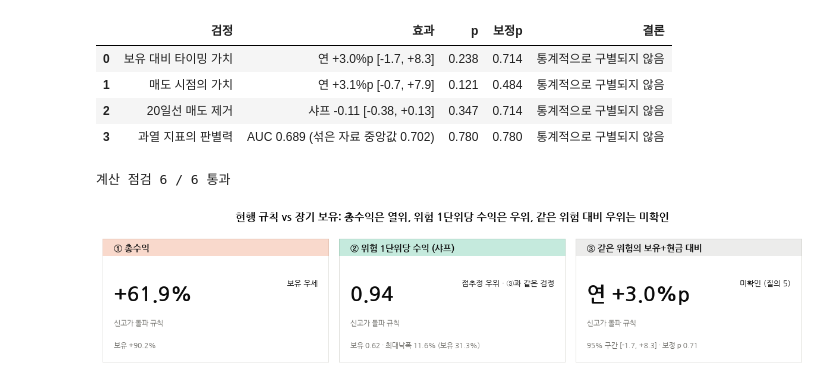
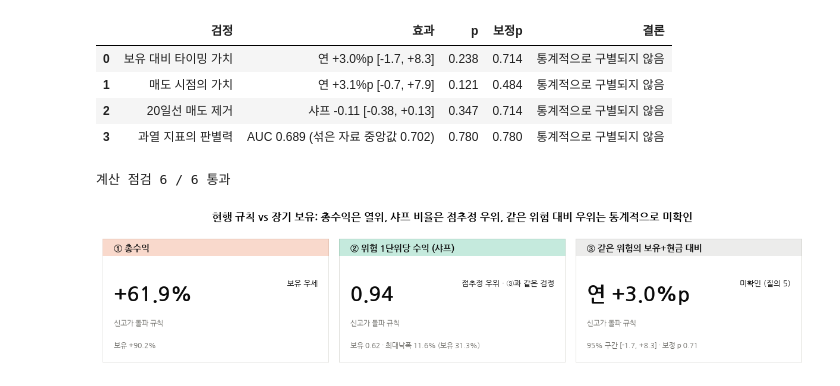
Before and after one commit to nanahyun3/R2H, a Jupyter notebook: 1107_중간연구보고.ipynb, the cells around one changed output. Saved outputs shown, nothing was run; the diff lists cells and outputs as text; code cells hidden in the pictures.

```diff
--- a/1107_중간연구보고.ipynb
+++ b/1107_중간연구보고.ipynb
@@ -2830,22 +2819,22 @@ dump()  # 최종 저장
 # %%
 # 그림 10-1: 장기 보유를 이겼는가 — 성적표 세 장
 _T = T1[T1.묶음 == PRIM].set_index("전략")  # 대표 묶음 표
 _h, _b = _T.loc["보유"], _T.loc["베이스라인"]  # 보유 · 규칙
 _c1 = NUM3["C1"]  # 같은 위험 비교
 _tiles = [("① 총수익", f"{_b.ret * 100:+.1f}%", f"보유 {_h.ret * 100:+.1f}%", "보유 우세", ORANGE),  # 칸 1
           ("② 위험 1단위당 수익 (샤프)", f"{_b.sr:.2f}", f"보유 {_h.sr:.2f} · 최대낙폭 {-_b.mdd * 100:.1f}% (보유 {-_h.mdd * 100:.1f}%)", "점추정 우위 · ③과 같은 검정", AQUA),  # 칸 2
           ("③ 같은 위험의 보유+현금 대비", f"연 {_c1['d'] * 100:+.1f}%p", f"95% 구간 [{_c1['lo'] * 100:+.1f}, {_c1['hi'] * 100:+.1f}] · 보정 p {HOLM['보유 대비 타이밍 가치']:.2f}", "미확인 (질의 5)", GRAY)]  # 칸 3
 fig, axs = plt.subplots(1, 3, figsize=(11, 2.5))  # 세 칸
 for ax, (nm, big, sub_, verdict, col) in zip(axs, _tiles):  # 칸마다
     ax.axis("off")  # 축 숨김
     ax.add_patch(plt.Rectangle((0, 0), 1, 1, transform=ax.transAxes, fill=False, ec="#d9d8d3", lw=1))  # 테두리
     ax.add_patch(plt.Rectangle((0, .86), 1, .14, transform=ax.transAxes, color=col, alpha=.25, lw=0))  # 머리 띠
     ax.text(.05, .9, nm, transform=ax.transAxes, fontsize=9.5, color=INK, fontweight="bold")  # 항목
     ax.text(.05, .5, big, transform=ax.transAxes, fontsize=22, fontweight="bold", color=INK)  # 규칙 값
     ax.text(.05, .3, "신고가 돌파 규칙", transform=ax.transAxes, fontsize=8, color=MUTED)  # 설명
     ax.text(.05, .12, sub_, transform=ax.transAxes, fontsize=8, color=MUTED)  # 비교
     ax.text(.95, .62, verdict, transform=ax.transAxes, fontsize=8.6, color=INK, ha="right")  # 판정
-fig.suptitle("현행 규칙 vs 장기 보유: 총수익은 열위, 위험 1단위당 수익은 우위, 같은 위험 대비 우위는 미확인", fontweight="bold", fontsize=11.5)  # 결론 제목
+fig.suptitle("현행 규칙 vs 장기 보유: 총수익은 열위, 샤프 비율은 점추정 우위, 같은 위험 대비 우위는 통계적으로 미확인", fontweight="bold", fontsize=11.5)  # 결론 제목
 savefig(fig, "f10_scorecard")  # 저장
 # %% [output]
-[figure, old version]
+[figure, new version]
```
Also changed, not shown: parts of 37 cells of this notebook, 10 other files.
